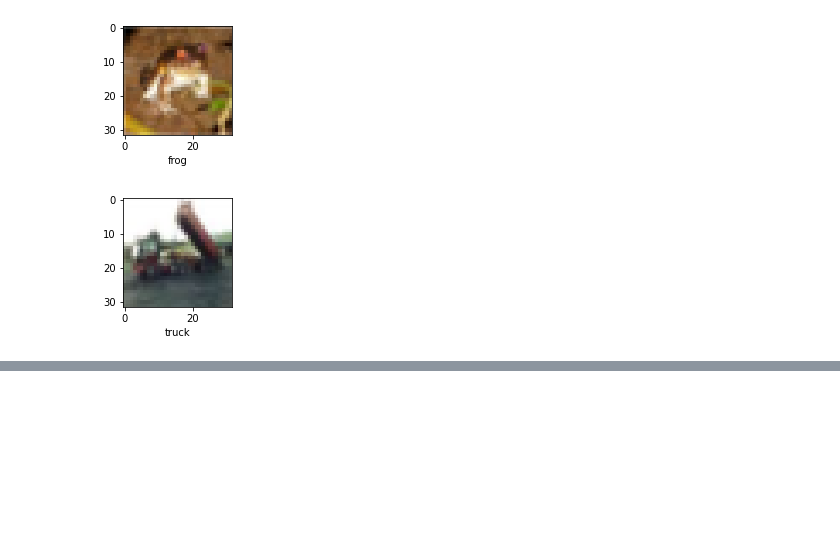
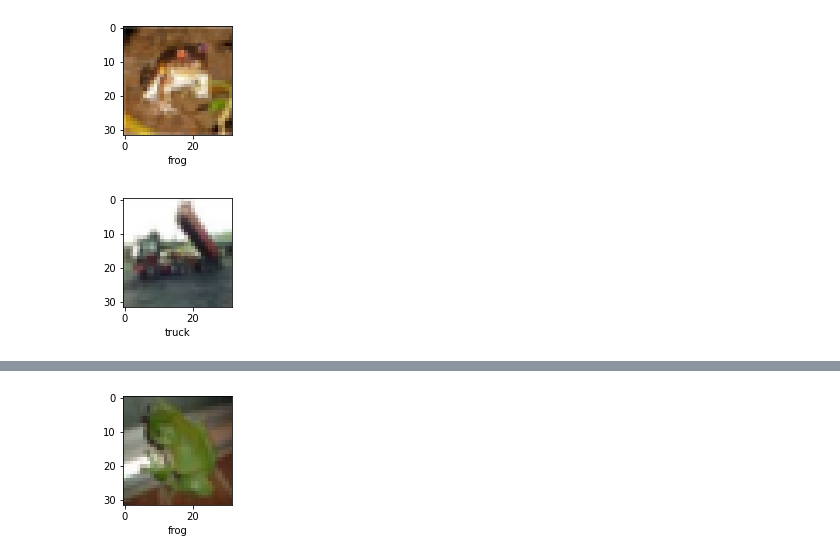
Before and after one commit to debianbaker/DeepLearning, a Jupyter notebook: cnn.ipynb, the cells around one changed output, grey strips where cells are left out. Cells and saved outputs as stored; diff of their text form; code cells hidden in the pictures; blank space fills up the shorter version.

```diff
--- a/cnn.ipynb
+++ b/cnn.ipynb
@@ -90,0 +120,4 @@ weighted avg       0.01      0.10      0.02     10000
+# %%
+plot_sample(X_test, y_test, 7)
+# %% [output]
+[figure, added]
```
Also changed, not shown: parts of 16 cells of this notebook.
